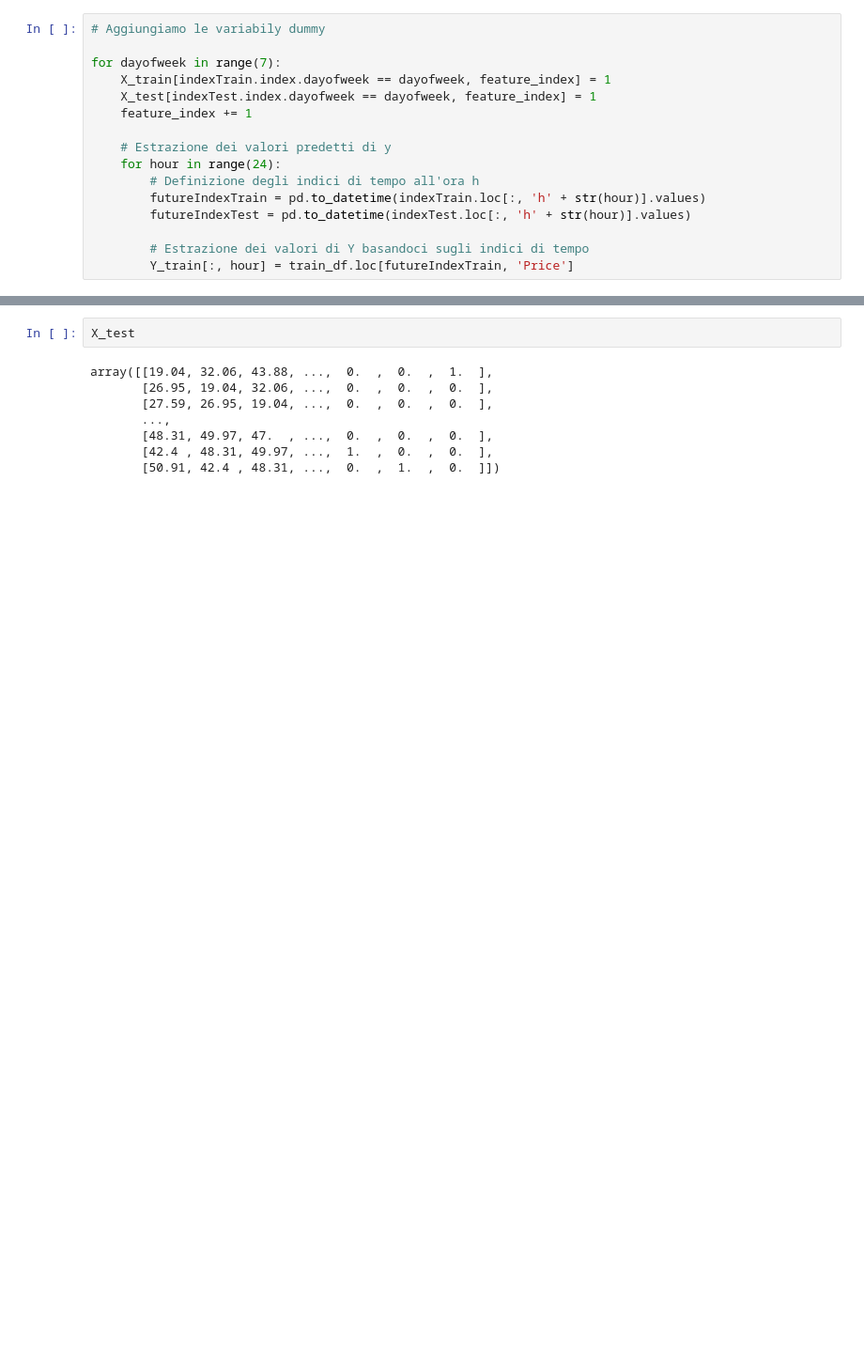
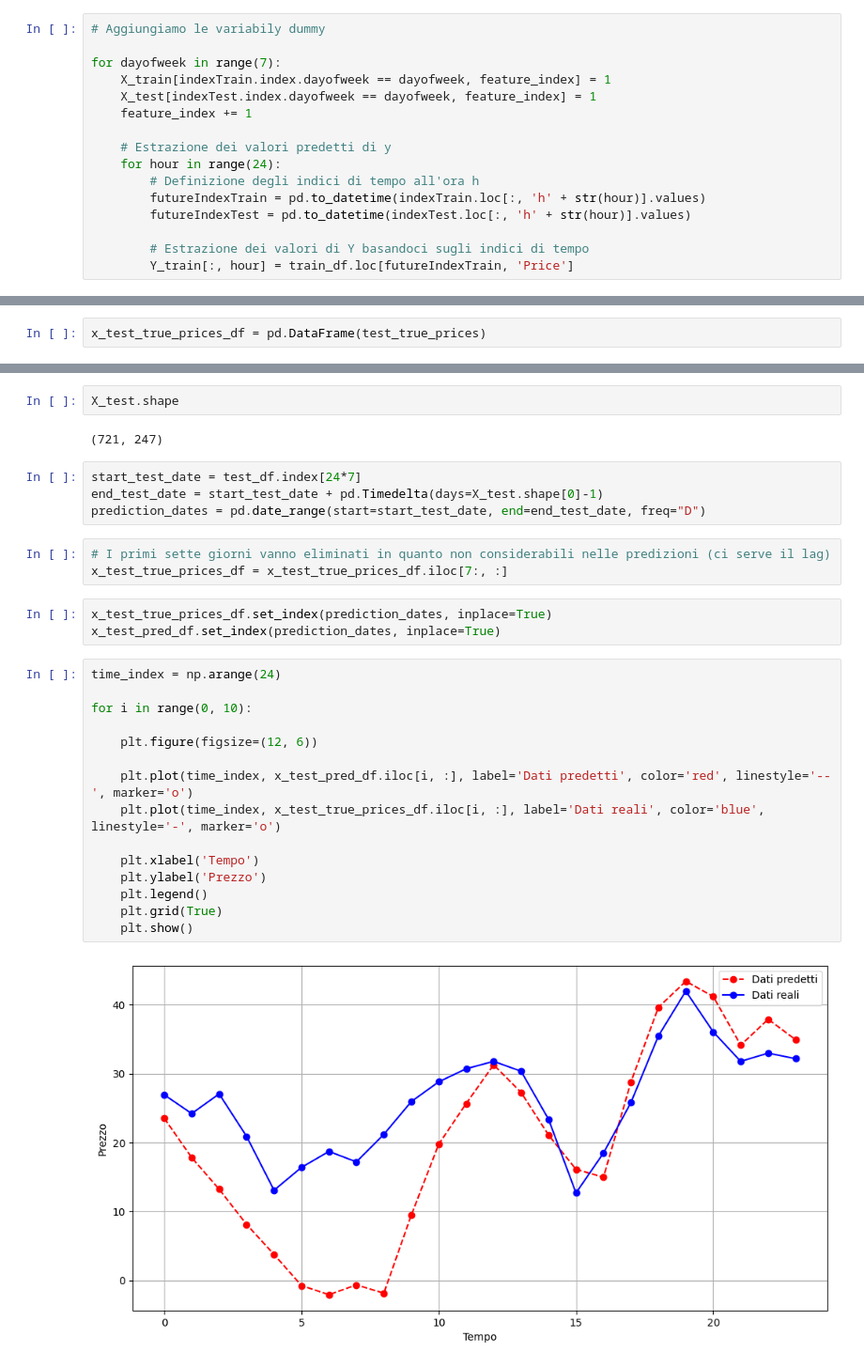
Before and after one commit to giovannicatalano-ors/epftoolbox, a Jupyter notebook: LEAR_test.ipynb, the cells around one changed output, grey strips where cells are left out. Shown at 94% size. Cells and saved outputs as stored; diff of their text form; blank space fills up the shorter version.

```diff
--- a/LEAR_test.ipynb
+++ b/LEAR_test.ipynb
@@ -139,0 +166,2 @@ AttributeError: 'LEAR' object has no attribute 'predict_days'
+# %%
+x_test_true_prices_df = pd.DataFrame(test_true_prices)
@@ -140,10 +184,31 @@ AttributeError: 'LEAR' object has no attribute 'predict_days'
 # %%
-X_test
+X_test.shape
 # %% [output]
-array([[19.04, 32.06, 43.88, ...,  0.  ,  0.  ,  1.  ],
-       [26.95, 19.04, 32.06, ...,  0.  ,  0.  ,  0.  ],
-       [27.59, 26.95, 19.04, ...,  0.  ,  0.  ,  0.  ],
-       ...,
-       [48.31, 49.97, 47.  , ...,  0.  ,  0.  ,  0.  ],
-       [42.4 , 48.31, 49.97, ...,  1.  ,  0.  ,  0.  ],
-       [50.91, 42.4 , 48.31, ...,  0.  ,  1.  ,  0.  ]])
+(721, 247)
+# %%
+start_test_date = test_df.index[24*7]
+end_test_date = start_test_date + pd.Timedelta(days=X_test.shape[0]-1)
+prediction_dates = pd.date_range(start=start_test_date, end=end_test_date, freq="D")
+# %%
+# I primi sette giorni vanno eliminati in quanto non considerabili nelle predizioni (ci serve il lag)
+x_test_true_prices_df = x_test_true_prices_df.iloc[7:, :]
+# %%
+x_test_true_prices_df.set_index(prediction_dates, inplace=True)
+x_test_pred_df.set_index(prediction_dates, inplace=True)
+# %%
+time_index = np.arange(24)
+
+for i in range(0, 10):
+
+    plt.figure(figsize=(12, 6))
+
+    plt.plot(time_index, x_test_pred_df.iloc[i, :], label='Dati predetti', color='red', linestyle='--', marker='o')
+    plt.plot(time_index, x_test_true_prices_df.iloc[i, :], label='Dati reali', color='blue', linestyle='-', marker='o')
+
+    plt.xlabel('Tempo')
+    plt.ylabel('Prezzo')
+    plt.legend()
+    plt.grid(True)
+    plt.show()
+# %% [output]
+[figure, added]
```
Also changed, not shown: parts of 19 cells of this notebook, 5 other files.
